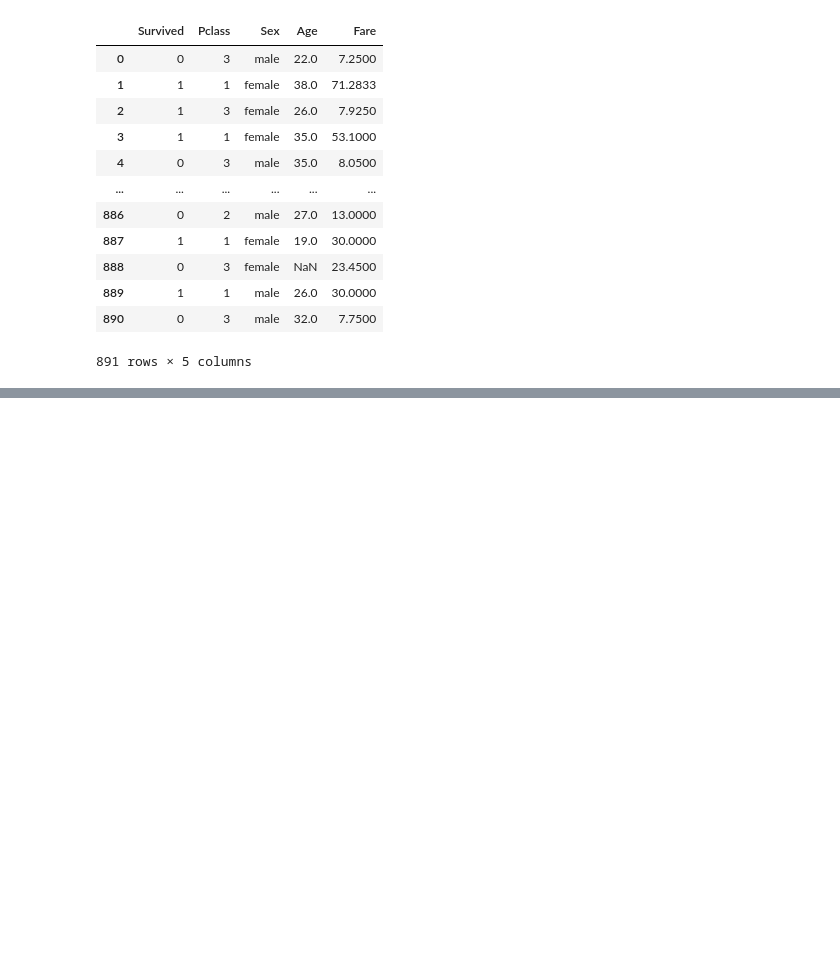
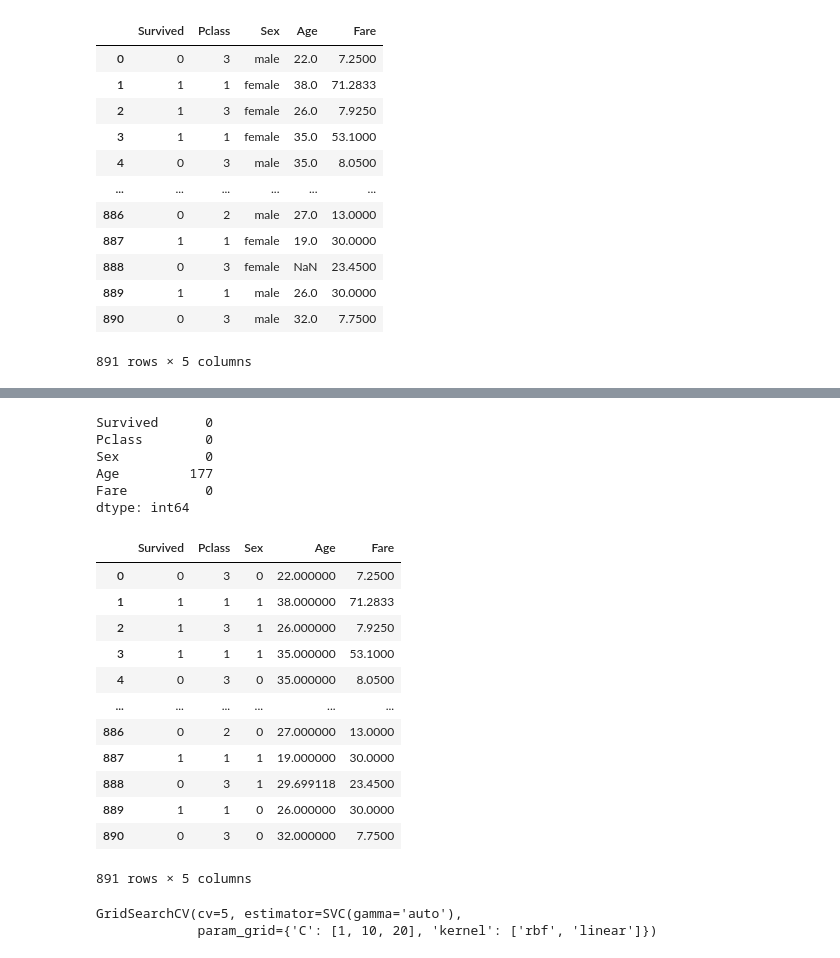
Before and after one commit to HaleyKwok/The_Patchwork_Quilt_of_Python, a Jupyter notebook: Kaggle_Titanic/Titanic.ipynb, the cells around one changed output, grey strips where cells are left out. Saved outputs shown, nothing was run; the diff lists cells and outputs as text; code cells hidden in the pictures; blank space fills up the shorter version.

```diff
--- a/Kaggle_Titanic/Titanic.ipynb
+++ b/Kaggle_Titanic/Titanic.ipynb
@@ -81,0 +97,37 @@ df_train.Sex
+# %%
+df_train.isnull().sum()
+# %% [output]
+Survived      0
+Pclass        0
+Sex           0
+Age         177
+Fare          0
+dtype: int64
+# %%
+df_train = df_train.fillna(df_train.Age.mean())
+df_train
+
+
+# IndexError
+# # from sklearn.preprocessing import Imputer
+# from sklearn.impute import SimpleImputer as Imputer
+# # old version: class sklearn.preprocessing.Imputer(missing_values=’NaN’, strategy=’mean’, axis=0, verbose=0, copy=True)  https://blog.csdn.net/weixin_43582443/article/details/111145027
+
+# imputer = Imputer(missing_values=np.nan,strategy="mean")
+# imputer = imputer.fit(df_train[:, 2:3])
+# df_train[:,2:3] = imputer.transform(df_train[:,2:3])
+# df_train
+# %% [output]
+|  | Survived | Pclass | Sex | Age | Fare |
+| 0 | 0 | 3 | 0 | 22.000000 | 7.2500 |
+| 1 | 1 | 1 | 1 | 38.000000 | 71.2833 |
+| 2 | 1 | 3 | 1 | 26.000000 | 7.9250 |
+| 3 | 1 | 1 | 1 | 35.000000 | 53.1000 |
+| 4 | 0 | 3 | 0 | 35.000000 | 8.0500 |
+| ... | ... | ... | ... | ... | ... |
+| 886 | 0 | 2 | 0 | 27.000000 | 13.0000 |
+| 887 | 1 | 1 | 1 | 19.000000 | 30.0000 |
+| 888 | 0 | 3 | 1 | 29.699118 | 23.4500 |
+| 889 | 1 | 1 | 0 | 26.000000 | 30.0000 |
+| 890 | 0 | 3 | 0 | 32.000000 | 7.7500 |
+891 rows × 5 columns
@@ -81,0 +145,5 @@ df_train.Sex
+# %%
+df_train2.fit(X_train, y_train)
+# %% [output]
+GridSearchCV(cv=5, estimator=SVC(gamma='auto'),
+             param_grid={'C': [1, 10, 20], 'kernel': ['rbf', 'linear']})
```
Also changed, not shown: parts of 16 cells of this notebook, 2 other files.
